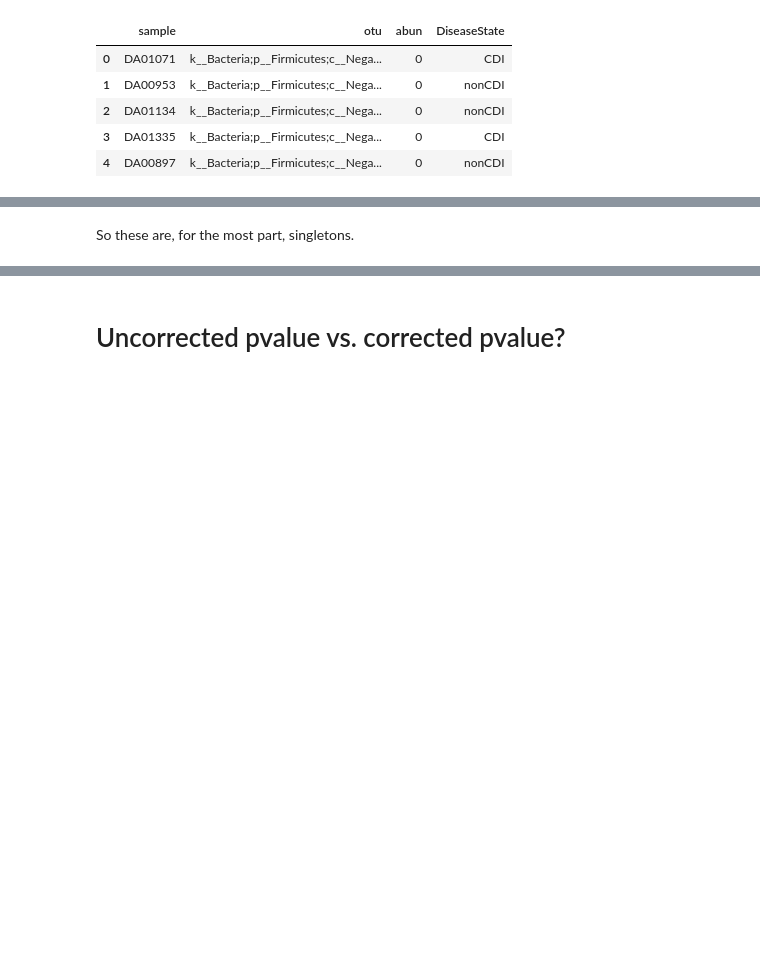
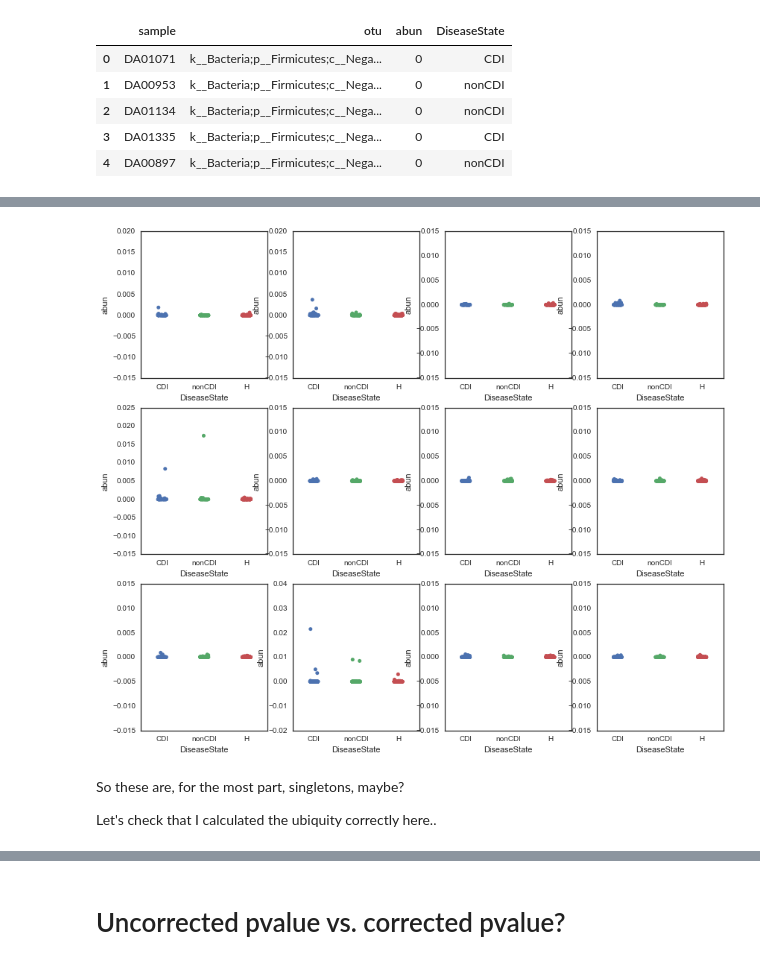
Before and after one commit to pkimes/benchmark-fdr, a Jupyter notebook: datasets/microbiome/explore_schubert_sb_results.ipynb, the cells around one changed output, grey strips where cells are left out. Drawn from its saved outputs; the diff is of its cells as text; code cells hidden in the pictures; blank space fills up the shorter version.

```diff
--- a/datasets/microbiome/explore_schubert_sb_results.ipynb
+++ b/datasets/microbiome/explore_schubert_sb_results.ipynb
@@ -16,6 +17,7 @@ fmeta = 'data/cdi_schubert_results/cdi_schubert.metadata.txt'
 pvals = pd.read_csv(fpvals, sep=' ')
 pvals.index = pvals['otu']
 df = pd.read_csv(fotu, sep='\t', index_col=0).T
+abundf = df.divide(df.sum(axis=1), axis=0)
 meta = pd.read_csv(fmeta, sep='\t', index_col=0)
 # %%
 pvals.head()
@@ -116,2 +118,23 @@ for i in range(len(ax)):
+# %%
+# Tidyfy the realtive abundance OTU table
+abundf.index.name = 'sample'
+tidyabundf = abundf.reset_index().melt(id_vars='sample', var_name='otu', value_name='abun')
+# Add disease state
+tidyabundf = tidyabundf.join(meta['DiseaseState'], on='sample')
+
+fig, ax = plt.subplots(3, 4, figsize=(14,12))
+ax = ax.flatten()
+
+for i in range(len(ax)):
+    o = otus[i]
+    sns.stripplot(
+        data=tidyabundf.query('otu == @o'),
+        x='DiseaseState', y='abun',
+        ax=ax[i],
+        jitter=True)
+# %% [output]
+[figure, added]
 # %% [markdown]
-So these are, for the most part, singletons.
+So these are, for the most part, singletons, maybe?
+
+Let's check that I calculated the ubiquity correctly here..
```
Also changed, not shown: parts of 11 cells of this notebook.
